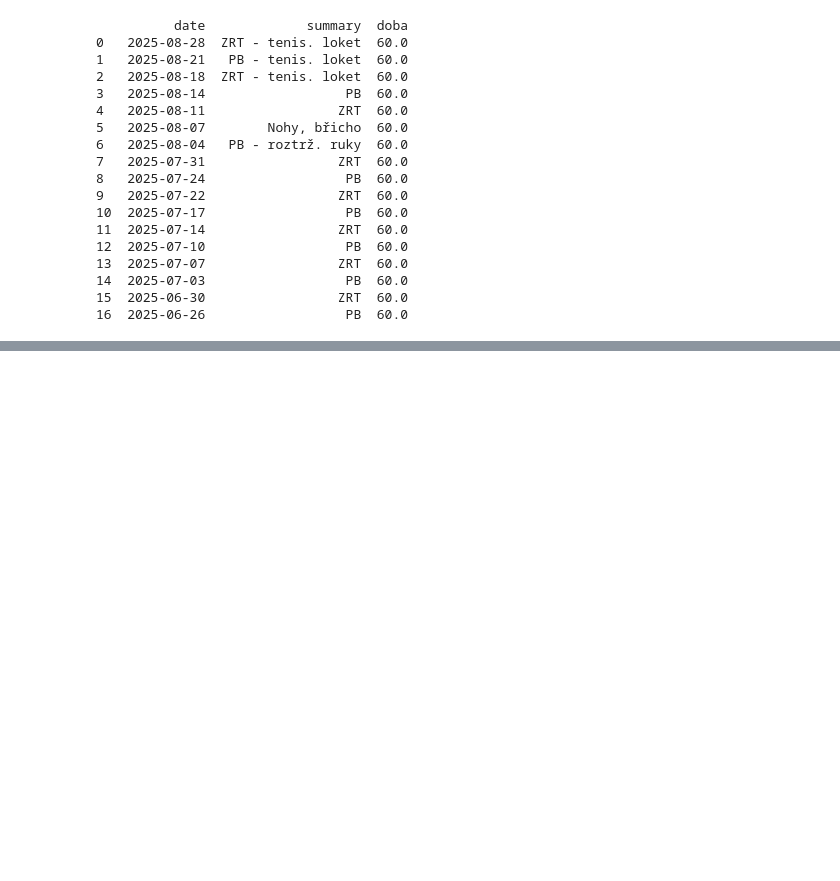
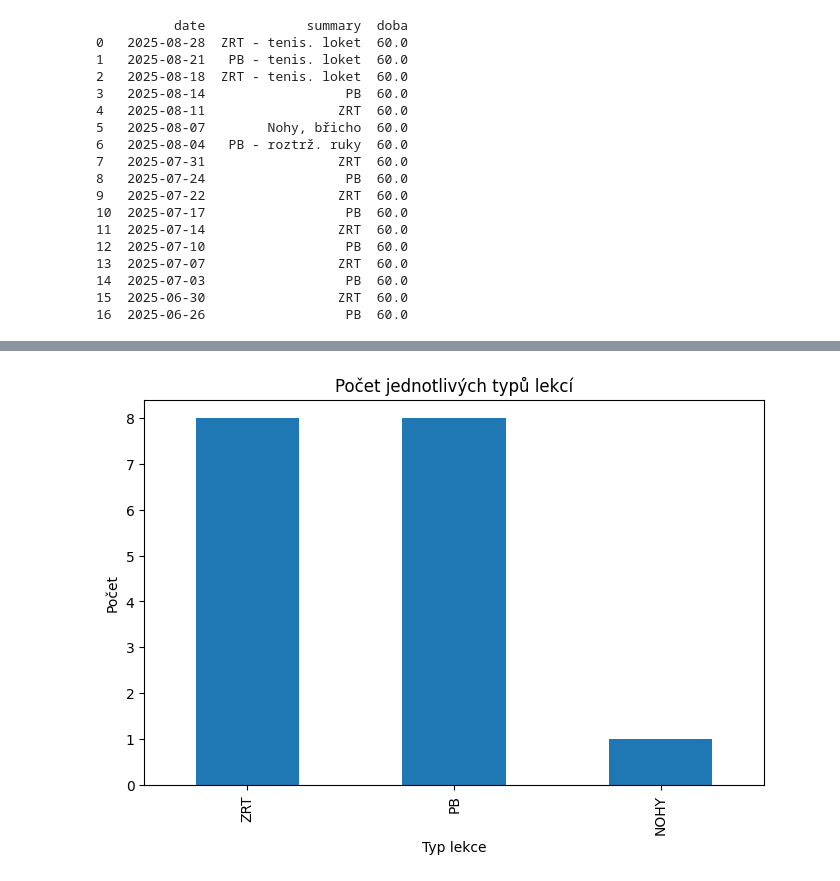
Before and after one commit to MarekCoderslab/TOPFIT, a Jupyter notebook: TOPFit_workout.ipynb, the cells around one changed output, grey strips where cells are left out. Saved outputs shown, nothing was run; the diff lists cells and outputs as text; code cells hidden in the pictures; blank space fills up the shorter version.

```diff
--- a/TOPFit_workout.ipynb
+++ b/TOPFit_workout.ipynb
@@ -232,0 +294,8 @@ print(df.head(20))
+# %%
+df["summary_norm"].value_counts().plot(kind="bar", figsize=(8,5))
+plt.title("Počet jednotlivých typů lekcí")
+plt.xlabel("Typ lekce")
+plt.ylabel("Počet")
+plt.show()
+# %% [output]
+[figure, added]
```
Also changed, not shown: parts of 9 cells of this notebook, 1 other file.
